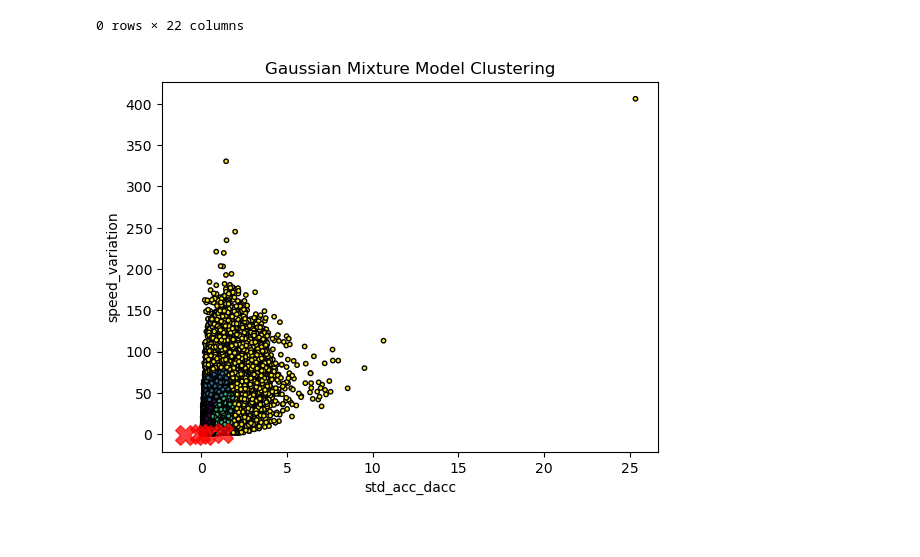
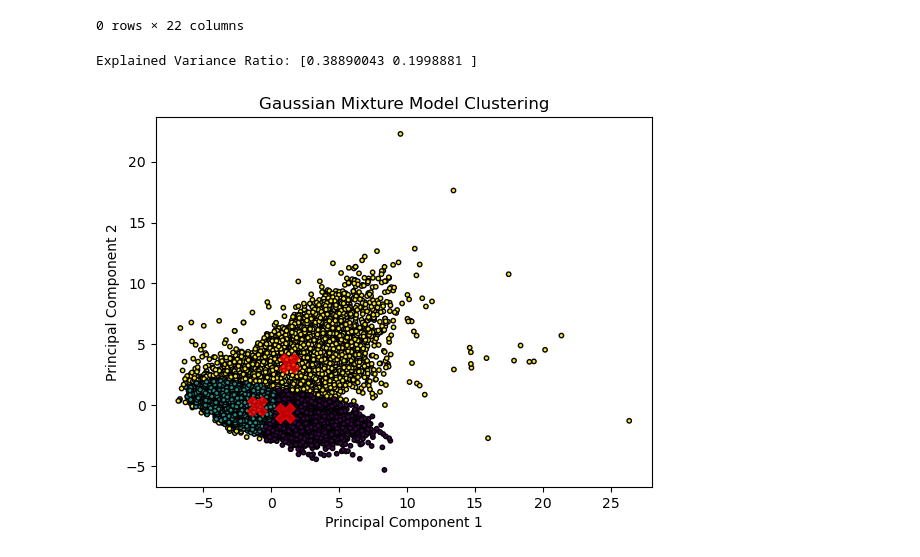
Before and after one commit to DriverBehaviour-FYP/Driver-Behaviour-Analysis, a Jupyter notebook: notebook/clustering/GMM.ipynb, the cells around one changed output. Saved outputs shown, nothing was run; the diff lists cells and outputs as text; code cells hidden in the pictures.

```diff
--- a/notebook/clustering/GMM.ipynb
+++ b/notebook/clustering/GMM.ipynb
@@ -8,5 +9,5 @@ from sklearn.preprocessing import StandardScaler
 # %%
-segments_df = pd.read_csv("../../data/Raw-GPS-data-Kandy-Buses/MAIN/OUTPUTS/_merged_segements.csv")
+segments_df = pd.read_csv("../../data/Raw-GPS-data-Kandy-Buses/MAIN/OUTPUTS/merged_segements_10T.csv")
 # %%
 segments_df = segments_df.dropna()
 # %%
@@ -15,7 +16,7 @@ segments_df[segments_df.isnull().any(axis=1)]
 |  | segment_starting_time | segment_ending_time | trip_id | deviceid | date | start_terminal | end_terminal | ... |
 0 rows × 22 columns
 # %%
-selected_features = ['std_acc_dacc', 'speed_variation']
+selected_features = ['std_acc_dacc', 'speed_variation', 'elevation_n', 'ele_X_speed_acc_p', 'ele_X_speed_acc_n', 'average_acceleration', 'average_deacceleration','stop_count',	'average_speed', 'max_speed']
 features = segments_df[selected_features]
 features = features.values
 # %%
@@ -23,28 +24,37 @@ features = features.values
 scaler = StandardScaler()
 
 features = scaler.fit_transform(features)
+# %%
+# Apply PCA
+num_components = 2
+pca = PCA(n_components=num_components)
+X_pca = pca.fit_transform(features)
+# %%
+# Explained variance ratio
+explained_variance_ratio = pca.explained_variance_ratio_
+print("Explained Variance Ratio:", explained_variance_ratio)
+# %% [output]
+Explained Variance Ratio: [0.38890043 0.1998881 ]
 # %%
-# # Generate synthetic data
-# X, y = make_blobs(n_samples=300, centers=4, random_state=42)
 
 # Fit Gaussian Mixture Model
-n_components = 4  # Number of clusters/components
+n_components = 3  # Number of clusters/components
 gmm = GaussianMixture(n_components=n_components)
-gmm.fit(features)
+gmm.fit(X_pca)
 
 # Predict cluster labels
-labels = gmm.predict(features)
+labels = gmm.predict(X_pca)
 # %%
 # Plot the results
-plt.scatter(features[:, 0], features[:, 1], c=labels, cmap='viridis', s=40, edgecolors='k', marker='.')
+plt.scatter(X_pca[:, 0], X_pca[:, 1], c=labels, cmap='viridis', s=40, edgecolors='k', marker='.')
 
 # Plot the means of the Gaussian components
 centers = gmm.means_
 plt.scatter(centers[:, 0], centers[:, 1], c='red', s=200, alpha=0.75, marker='X')
 
 plt.title('Gaussian Mixture Model Clustering')
-plt.xlabel(selected_features[0])
-plt.ylabel(selected_features[1])
+plt.xlabel("Principal Component 1")
+plt.ylabel("Principal Component 2")
 plt.show()
 # %% [output]
-[figure, old version]
+[figure, new version]
```
Also changed, not shown: parts of 4 cells of this notebook.
